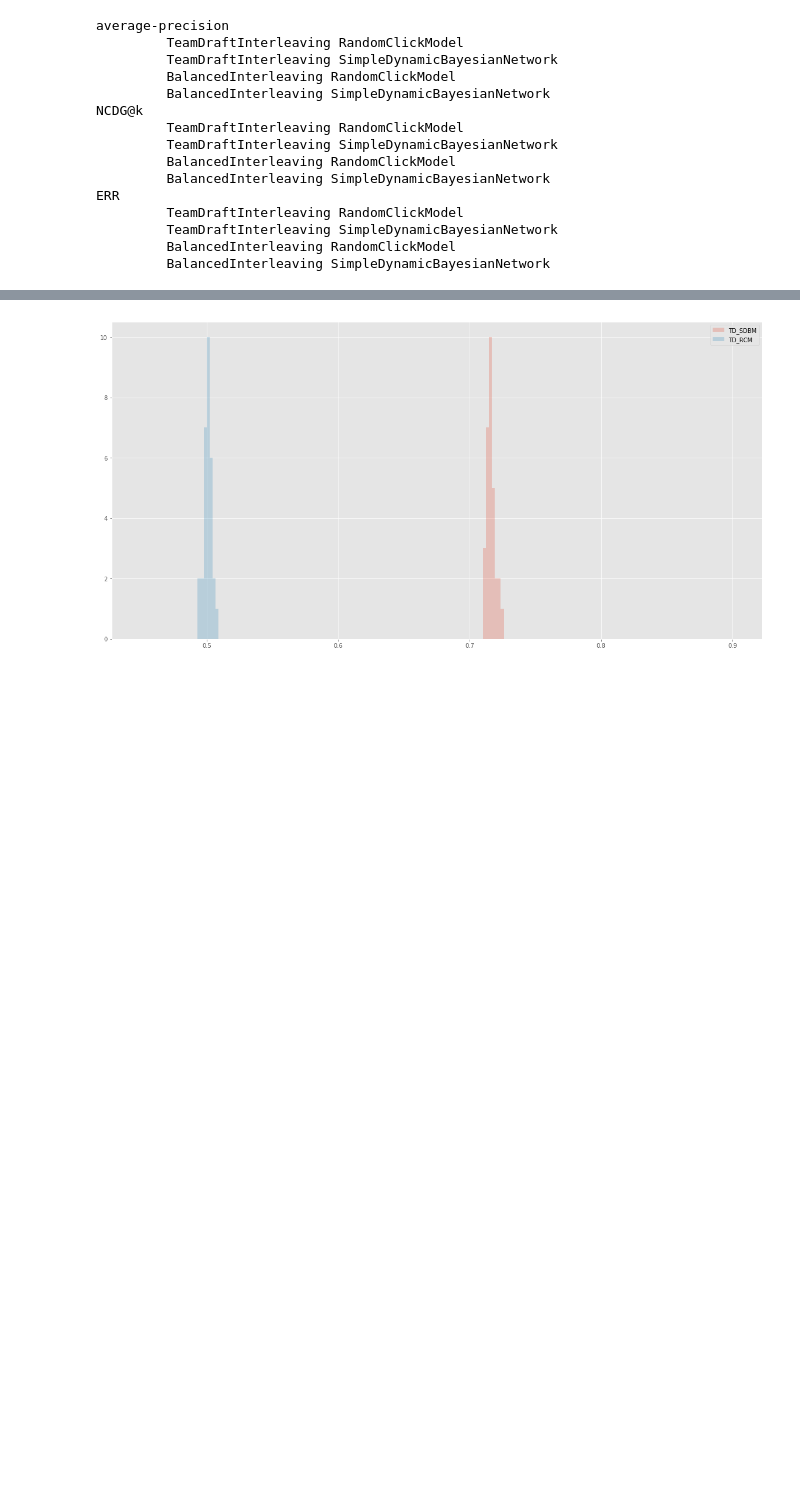
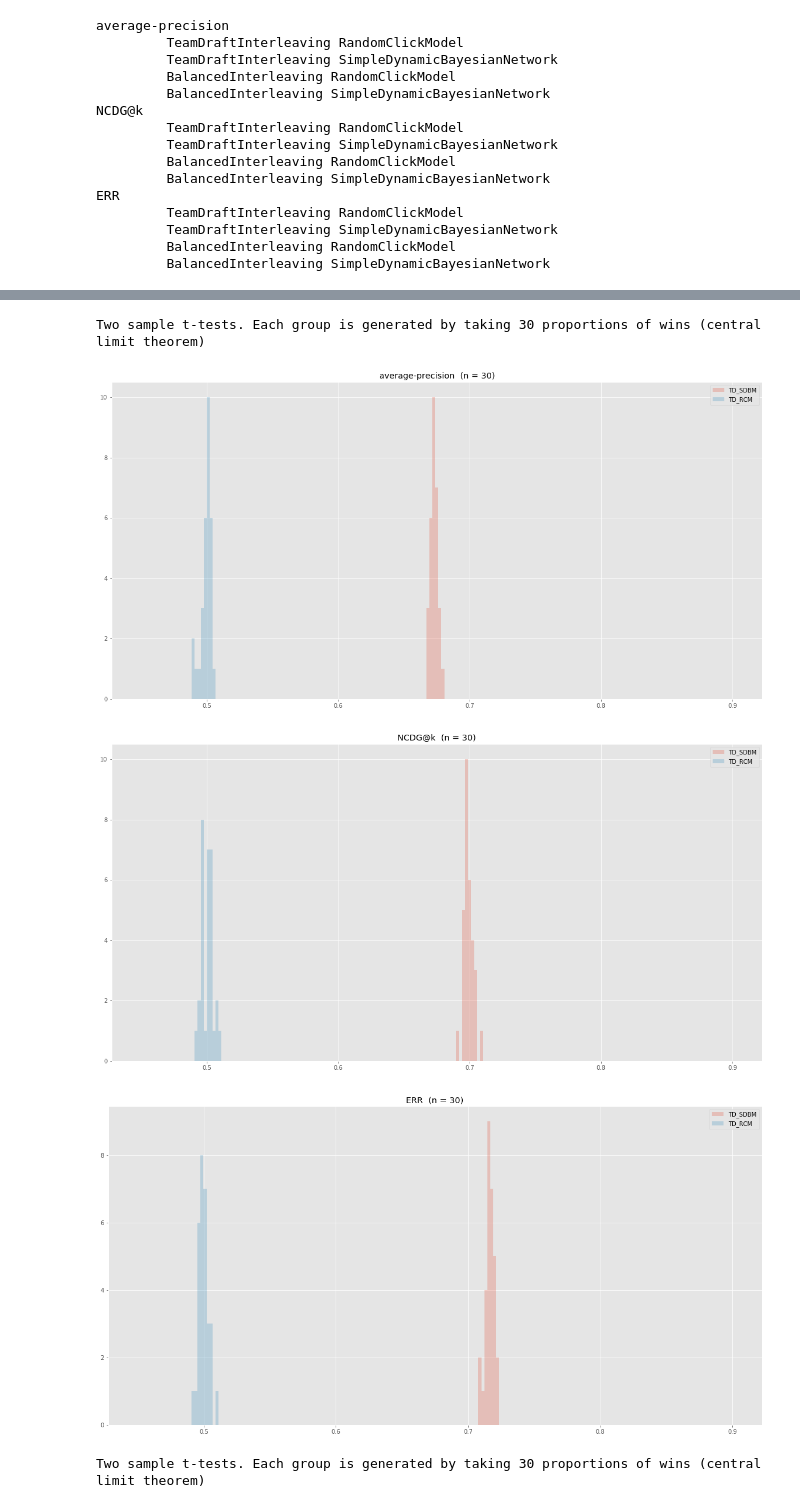
Before and after one commit to samarthbhargav/ir1, a Jupyter notebook: homeworks/11859032-11823453-10176306-hw1.ipynb, the cells around one changed output, grey strips where cells are left out. Cells and saved outputs as stored; diff of their text form; code cells hidden in the pictures; blank space fills up the shorter version.

Commit message:
I made the visuals better

```diff
--- a/homeworks/11859032-11823453-10176306-hw1.ipynb
+++ b/homeworks/11859032-11823453-10176306-hw1.ipynb
@@ -964,11 +965,44 @@ P value for ScoresE (normal):  0.0
-# %%
-bins = np.linspace(0.45, 0.9, 200)
-#plt.hist(sim_interleaved_SDBM, bins, alpha=0.25, label='IL_SDBM')
-plt.hist(sim_teamdraft_SDBM, bins, alpha=0.25, label='TD_SDBM')
-#plt.hist(sim_interleaved_RCM, bins, alpha=0.25, label='IL_RCM')
-plt.hist(sim_teamdraft_RCM, bins, alpha=0.25, label='TD_RCM')
-
-plt.legend(loc='upper right')
-plt.show()
-# %% [output]
-[figure, removed]
+# %%
+print("Two sample t-tests. Each group is generated by taking 30 proportions of wins (central limit theorem)\n")
+for data in experiment_data:
+    sim = simulation_results[data.metric]
+    sim_teamdraft_RCM = sim["TeamDraftInterleaving"]["RandomClickModel"]
+    sim_teamdraft_SDBM = sim["TeamDraftInterleaving"]["SimpleDynamicBayesianNetwork"]
+    sim_interleaved_RCM = sim["BalancedInterleaving"]["RandomClickModel"]
+    sim_interleaved_SDBM = sim["BalancedInterleaving"]["SimpleDynamicBayesianNetwork"]
+
+    bins = np.linspace(0.45, 0.9, 200)
+    #plt.hist(sim_interleaved_SDBM, bins, alpha=0.25, label='IL_SDBM')
+    plt.hist(sim_teamdraft_SDBM, bins, alpha=0.25, label='TD_SDBM')
+    #plt.hist(sim_interleaved_RCM, bins, alpha=0.25, label='IL_RCM')
+    plt.hist(sim_teamdraft_RCM, bins, alpha=0.25, label='TD_RCM')
+
+    title_text = data.metric + "  (n = 30)"
+    plt.title(title_text)
+    plt.legend(loc='upper right')
+    plt.show()
+
+print("Two sample t-tests. Each group is generated by taking 30 proportions of wins (central limit theorem)\n")
+for data in experiment_data:
+    sim = simulation_results[data.metric]
+    sim_teamdraft_RCM = sim["TeamDraftInterleaving"]["RandomClickModel"]
+    sim_teamdraft_SDBM = sim["TeamDraftInterleaving"]["SimpleDynamicBayesianNetwork"]
+    sim_interleaved_RCM = sim["BalancedInterleaving"]["RandomClickModel"]
+    sim_interleaved_SDBM = sim["BalancedInterleaving"]["SimpleDynamicBayesianNetwork"]
+
+    bins = np.linspace(0.45, 0.9, 200)
+    plt.hist(sim_interleaved_SDBM, bins, alpha=0.25, label='IL_SDBM')
+#     plt.hist(sim_teamdraft_SDBM, bins, alpha=0.25, label='TD_SDBM')
+    plt.hist(sim_interleaved_RCM, bins, alpha=0.25, label='IL_RCM')
+#     plt.hist(sim_teamdraft_RCM, bins, alpha=0.25, label='TD_RCM')
+
+    title_text = data.metric + "  (n = 30)"
+    plt.title(title_text)
+    plt.legend(loc='upper right')
+    plt.show()
+# %% [output]
+Two sample t-tests. Each group is generated by taking 30 proportions of wins (central limit theorem)
+[figure, added]
+[figure, added]
+[figure, added]
+Two sample t-tests. Each group is generated by taking 30 proportions of wins (central limit theorem)
```
Also changed, not shown: parts of 10 cells of this notebook.
